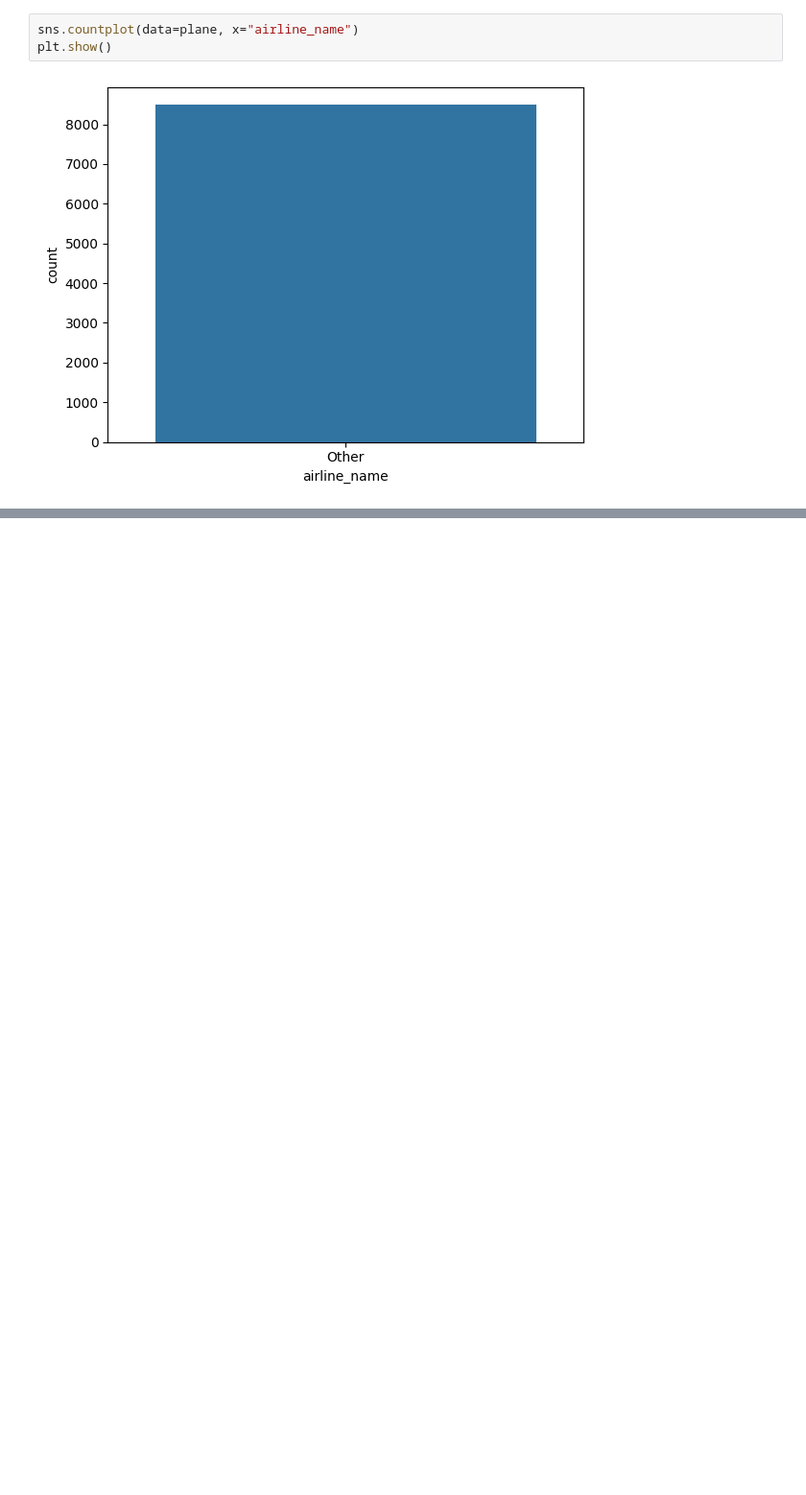
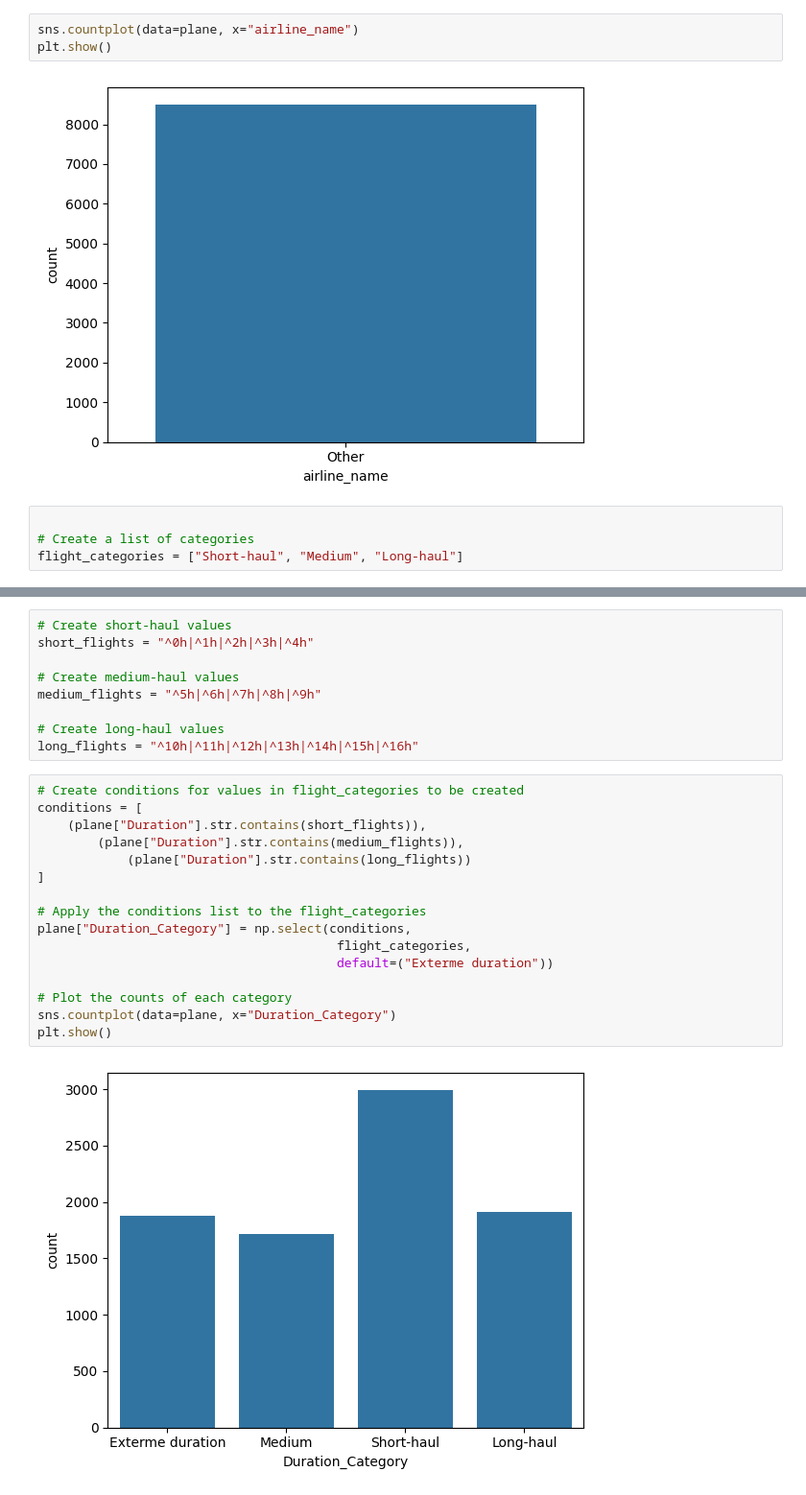
Before and after one commit to shreyasstha/data, a Jupyter notebook: EDA.ipynb, the cells around one changed output, grey strips where cells are left out. Shown: that part at 96% size. Drawn from its saved outputs; the diff is of its cells as text; blank space fills up the shorter version.

Commit message:
new column with countplot

```diff
--- a/EDA.ipynb
+++ b/EDA.ipynb
@@ -429,3 +450,7 @@ sns.countplot(data=plane, x="airline_name")
 plt.show()
 # %% [output]
 [figure]
+# %%
+
+# Create a list of categories
+flight_categories = ["Short-haul", "Medium", "Long-haul"]
@@ -431,0 +466,27 @@ plt.show()
+# %%
+# Create short-haul values
+short_flights = "^0h|^1h|^2h|^3h|^4h"
+
+# Create medium-haul values
+medium_flights = "^5h|^6h|^7h|^8h|^9h"
+
+# Create long-haul values
+long_flights = "^10h|^11h|^12h|^13h|^14h|^15h|^16h"
+# %%
+# Create conditions for values in flight_categories to be created
+conditions = [
+    (plane["Duration"].str.contains(short_flights)),
+        (plane["Duration"].str.contains(medium_flights)),
+            (plane["Duration"].str.contains(long_flights))
+]
+
+# Apply the conditions list to the flight_categories
+plane["Duration_Category"] = np.select(conditions,
+                                        flight_categories,
+                                        default=("Exterme duration"))
+
+# Plot the counts of each category
+sns.countplot(data=plane, x="Duration_Category")
+plt.show()
+# %% [output]
+[figure, added]
```
Also changed, not shown: parts of 2 cells of this notebook.
